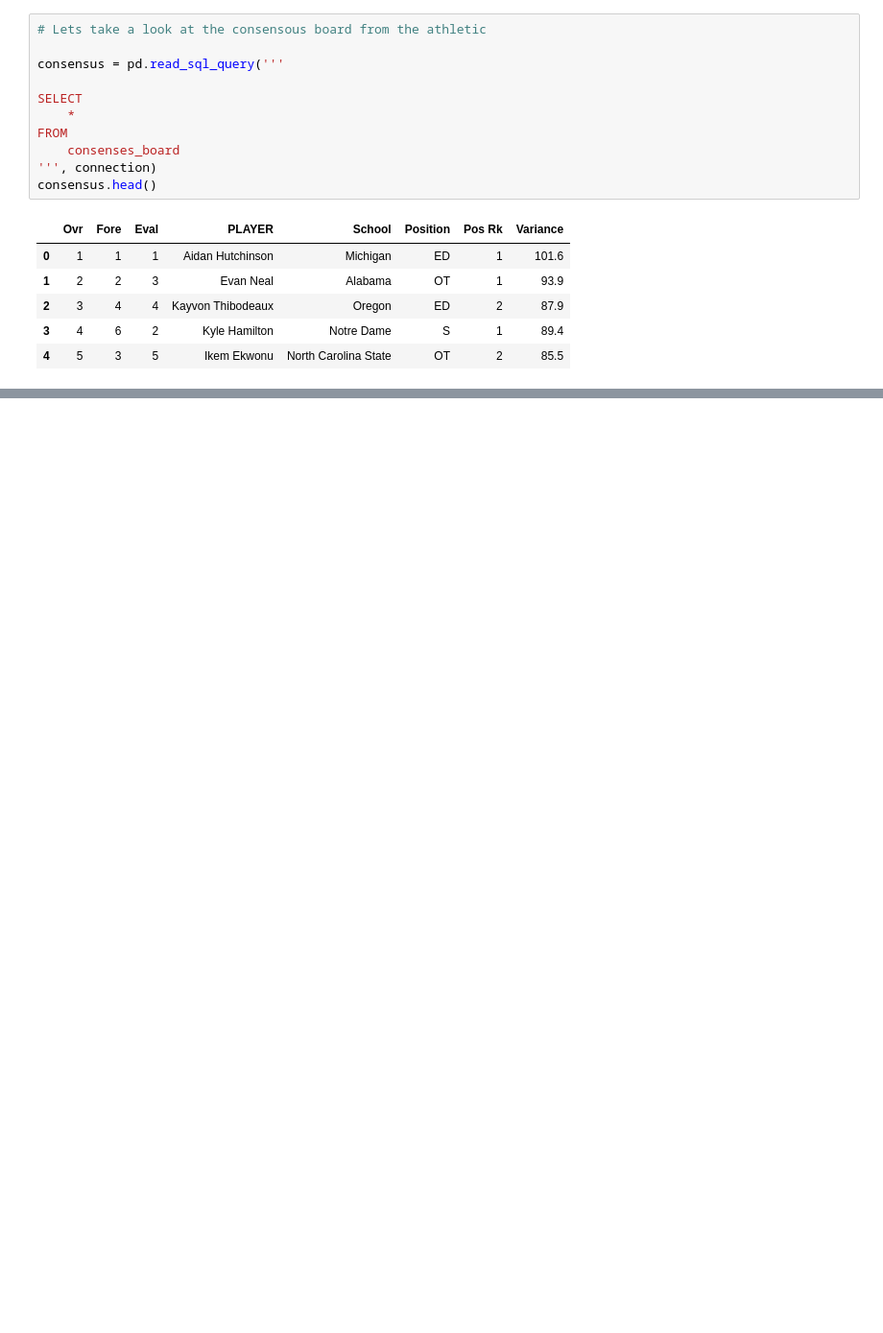
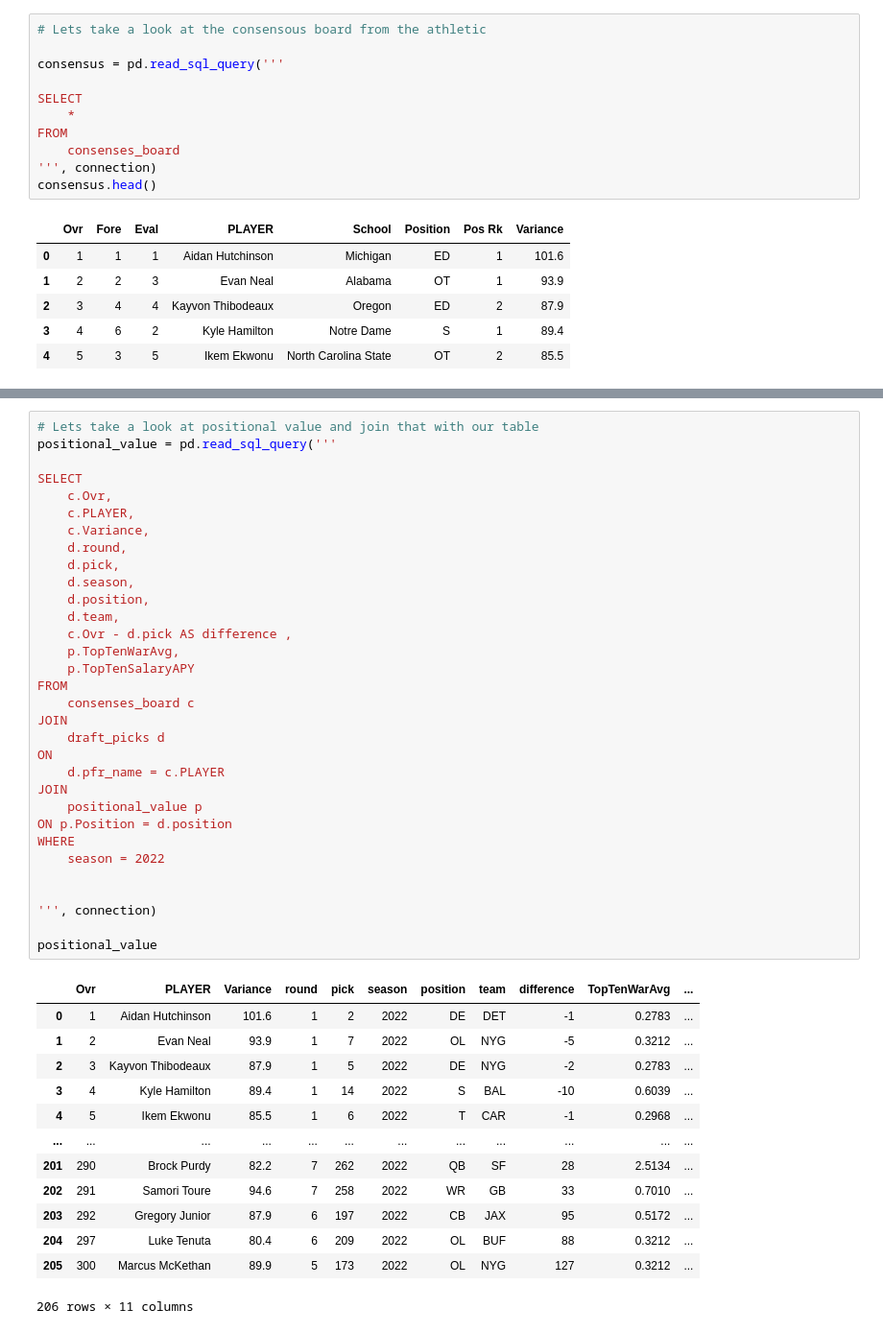
Before and after one commit to TheDataSloth/Consensus-VsAcutal2022NFLDraft, a Jupyter notebook: 2022 NFL Draft.ipynb, the cells around one changed output, grey strips where cells are left out. Shown at 96% size. Drawn from its saved outputs; the diff is of its cells as text; blank space fills up the shorter version.

```diff
--- a/2022 NFL Draft.ipynb
+++ b/2022 NFL Draft.ipynb
@@ -413,0 +240,46 @@ Dash is running on http://127.0.0.1:8050/
+# %%
+# Lets take a look at positional value and join that with our table
+positional_value = pd.read_sql_query('''
+
+SELECT
+	c.Ovr,
+    c.PLAYER,
+    c.Variance,
+    d.round,
+	d.pick,
+	d.season,
+	d.position,
+    d.team,
+	c.Ovr - d.pick AS difference ,
+    p.TopTenWarAvg,
+    p.TopTenSalaryAPY
+FROM
+	consenses_board c
+JOIN
+	draft_picks d
+ON
+	d.pfr_name = c.PLAYER
+JOIN
+	positional_value p
+ON p.Position = d.position
+WHERE
+    season = 2022
+
+
+''', connection)
+
+positional_value
+# %% [output]
+|  | Ovr | PLAYER | Variance | round | pick | season | position | team | difference | TopTenWarAvg | ... |
+| 0 | 1 | Aidan Hutchinson | 101.6 | 1 | 2 | 2022 | DE | DET | -1 | 0.2783 | ... |
+| 1 | 2 | Evan Neal | 93.9 | 1 | 7 | 2022 | OL | NYG | -5 | 0.3212 | ... |
+| 2 | 3 | Kayvon Thibodeaux | 87.9 | 1 | 5 | 2022 | DE | NYG | -2 | 0.2783 | ... |
+| 3 | 4 | Kyle Hamilton | 89.4 | 1 | 14 | 2022 | S | BAL | -10 | 0.6039 | ... |
+| 4 | 5 | Ikem Ekwonu | 85.5 | 1 | 6 | 2022 | T | CAR | -1 | 0.2968 | ... |
+| ... | ... | ... | ... | ... | ... | ... | ... | ... | ... | ... | ... |
+| 201 | 290 | Brock Purdy | 82.2 | 7 | 262 | 2022 | QB | SF | 28 | 2.5134 | ... |
+| 202 | 291 | Samori Toure | 94.6 | 7 | 258 | 2022 | WR | GB | 33 | 0.7010 | ... |
+| 203 | 292 | Gregory Junior | 87.9 | 6 | 197 | 2022 | CB | JAX | 95 | 0.5172 | ... |
+| 204 | 297 | Luke Tenuta | 80.4 | 6 | 209 | 2022 | OL | BUF | 88 | 0.3212 | ... |
+| 205 | 300 | Marcus McKethan | 89.9 | 5 | 173 | 2022 | OL | NYG | 127 | 0.3212 | ... |
+206 rows × 11 columns
```
Also changed, not shown: parts of 10 cells of this notebook.
